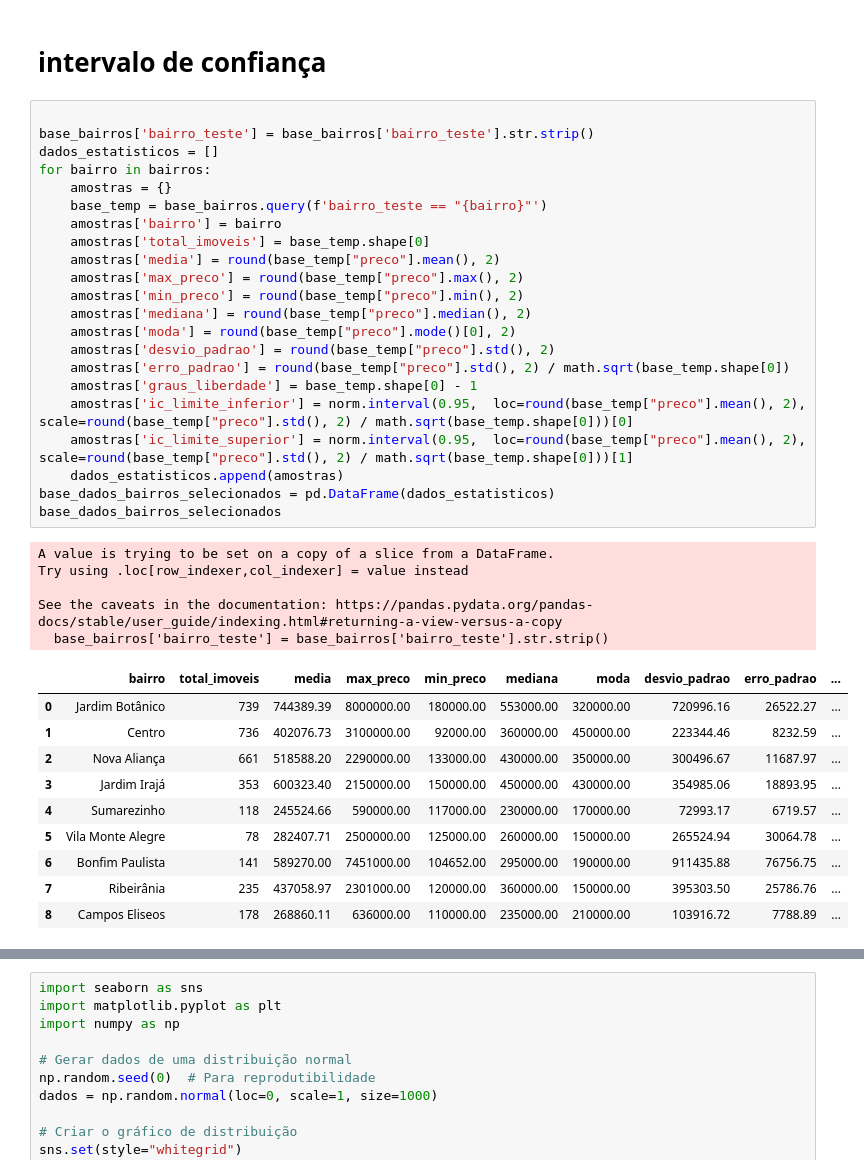
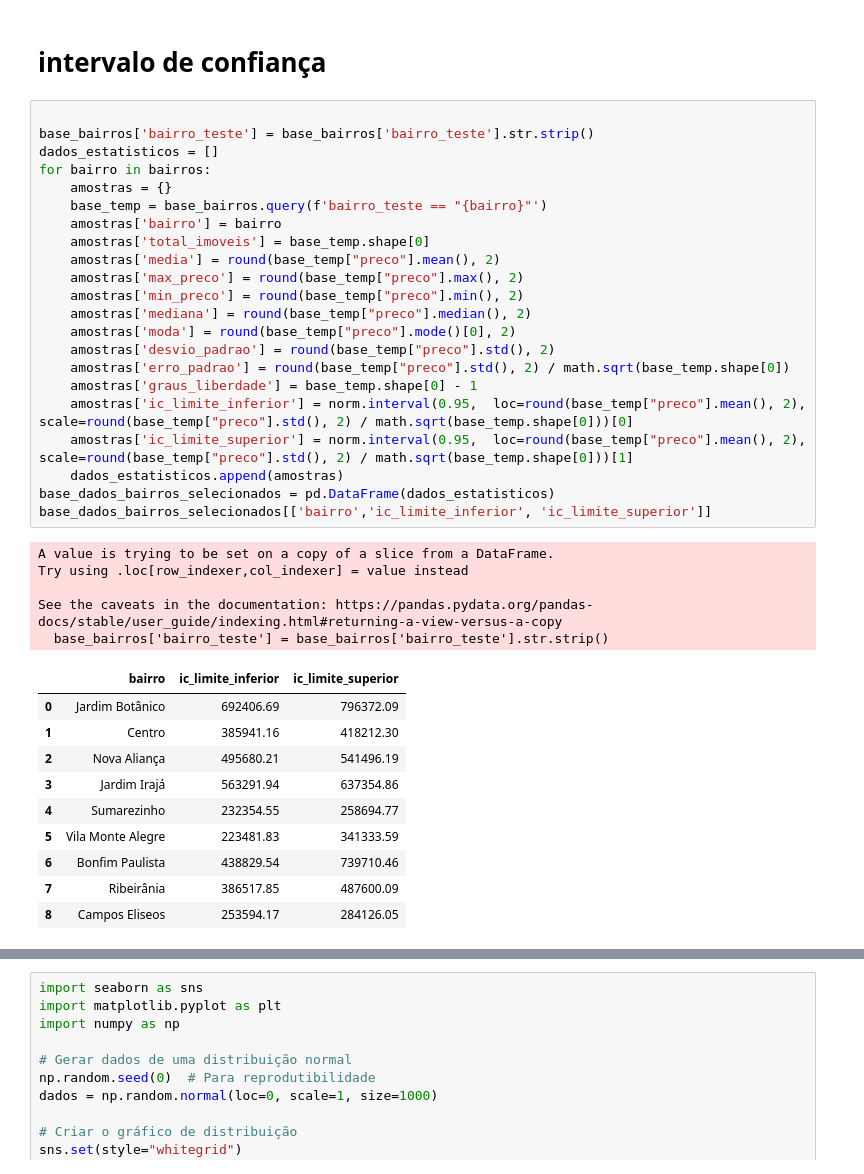
Before and after one commit to rodrigorocha1/extracao_viva_real_selenium, a Jupyter notebook: notebooks_exemplo/analise_imoveis.ipynb, the cells around one changed output, grey strips where cells are left out. Cells and saved outputs as stored; diff of their text form.

```diff
--- a/notebooks_exemplo/analise_imoveis.ipynb
+++ b/notebooks_exemplo/analise_imoveis.ipynb
@@ -164,38 +164,38 @@ base_banheiro
 # %%
 
 base_bairros['bairro_teste'] = base_bairros['bairro_teste'].str.strip()
 dados_estatisticos = []
 for bairro in bairros:
     amostras = {}
     base_temp = base_bairros.query(f'bairro_teste == "{bairro}"')
     amostras['bairro'] = bairro
     amostras['total_imoveis'] = base_temp.shape[0]
     amostras['media'] = round(base_temp["preco"].mean(), 2)
     amostras['max_preco'] = round(base_temp["preco"].max(), 2)
     amostras['min_preco'] = round(base_temp["preco"].min(), 2)
     amostras['mediana'] = round(base_temp["preco"].median(), 2)
     amostras['moda'] = round(base_temp["preco"].mode()[0], 2)
     amostras['desvio_padrao'] = round(base_temp["preco"].std(), 2)
     amostras['erro_padrao'] = round(base_temp["preco"].std(), 2) / math.sqrt(base_temp.shape[0])
     amostras['graus_liberdade'] = base_temp.shape[0] - 1
     amostras['ic_limite_inferior'] = norm.interval(0.95,  loc=round(base_temp["preco"].mean(), 2), scale=round(base_temp["preco"].std(), 2) / math.sqrt(base_temp.shape[0]))[0]
     amostras['ic_limite_superior'] = norm.interval(0.95,  loc=round(base_temp["preco"].mean(), 2), scale=round(base_temp["preco"].std(), 2) / math.sqrt(base_temp.shape[0]))[1]
     dados_estatisticos.append(amostras)
 base_dados_bairros_selecionados = pd.DataFrame(dados_estatisticos)
-base_dados_bairros_selecionados
+base_dados_bairros_selecionados[['bairro','ic_limite_inferior', 'ic_limite_superior']]
 # %% [output]
 A value is trying to be set on a copy of a slice from a DataFrame.
 Try using .loc[row_indexer,col_indexer] = value instead
 
 See the caveats in the documentation: https://pandas.pydata.org/pandas-docs/stable/user_guide/indexing.html#returning-a-view-versus-a-copy
   base_bairros['bairro_teste'] = base_bairros['bairro_teste'].str.strip()
-|  | bairro | total_imoveis | media | max_preco | min_preco | mediana | moda | desvio_padrao | erro_padrao | ... |
-| 0 | Jardim Botânico | 739 | 744389.39 | 8000000.00 | 180000.00 | 553000.00 | 320000.00 | 720996.16 | 26522.27 | ... |
-| 1 | Centro | 736 | 402076.73 | 3100000.00 | 92000.00 | 360000.00 | 450000.00 | 223344.46 | 8232.59 | ... |
-| 2 | Nova Aliança | 661 | 518588.20 | 2290000.00 | 133000.00 | 430000.00 | 350000.00 | 300496.67 | 11687.97 | ... |
-| 3 | Jardim Irajá | 353 | 600323.40 | 2150000.00 | 150000.00 | 450000.00 | 430000.00 | 354985.06 | 18893.95 | ... |
-| 4 | Sumarezinho | 118 | 245524.66 | 590000.00 | 117000.00 | 230000.00 | 170000.00 | 72993.17 | 6719.57 | ... |
-| 5 | Vila Monte Alegre | 78 | 282407.71 | 2500000.00 | 125000.00 | 260000.00 | 150000.00 | 265524.94 | 30064.78 | ... |
-| 6 | Bonfim Paulista | 141 | 589270.00 | 7451000.00 | 104652.00 | 295000.00 | 190000.00 | 911435.88 | 76756.75 | ... |
-| 7 | Ribeirânia | 235 | 437058.97 | 2301000.00 | 120000.00 | 360000.00 | 150000.00 | 395303.50 | 25786.76 | ... |
-| 8 | Campos Eliseos | 178 | 268860.11 | 636000.00 | 110000.00 | 235000.00 | 210000.00 | 103916.72 | 7788.89 | ... |
+|  | bairro | ic_limite_inferior | ic_limite_superior |
+| 0 | Jardim Botânico | 692406.69 | 796372.09 |
+| 1 | Centro | 385941.16 | 418212.30 |
+| 2 | Nova Aliança | 495680.21 | 541496.19 |
+| 3 | Jardim Irajá | 563291.94 | 637354.86 |
+| 4 | Sumarezinho | 232354.55 | 258694.77 |
+| 5 | Vila Monte Alegre | 223481.83 | 341333.59 |
+| 6 | Bonfim Paulista | 438829.54 | 739710.46 |
+| 7 | Ribeirânia | 386517.85 | 487600.09 |
+| 8 | Campos Eliseos | 253594.17 | 284126.05 |
```
Also changed, not shown: parts of 2 cells of this notebook, 2 other files.
